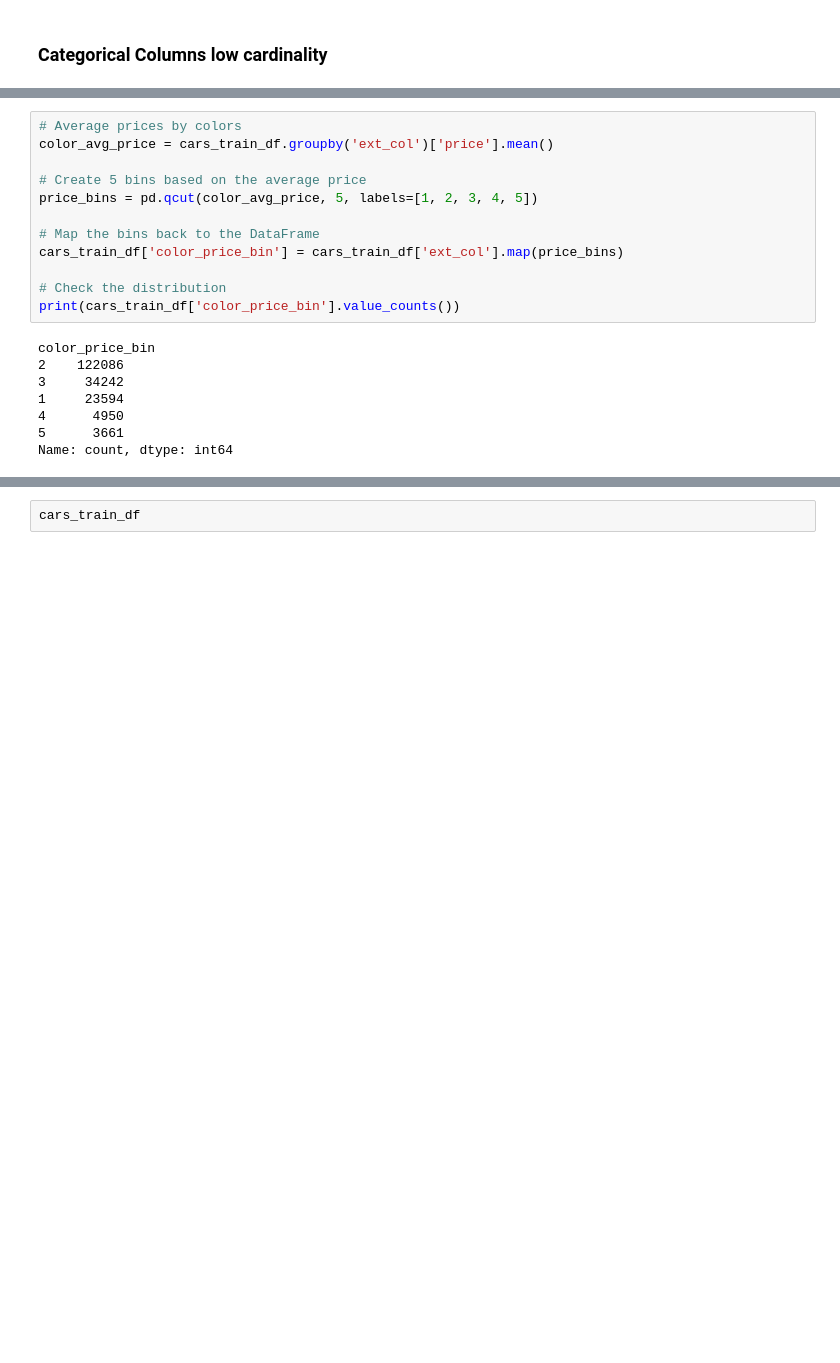
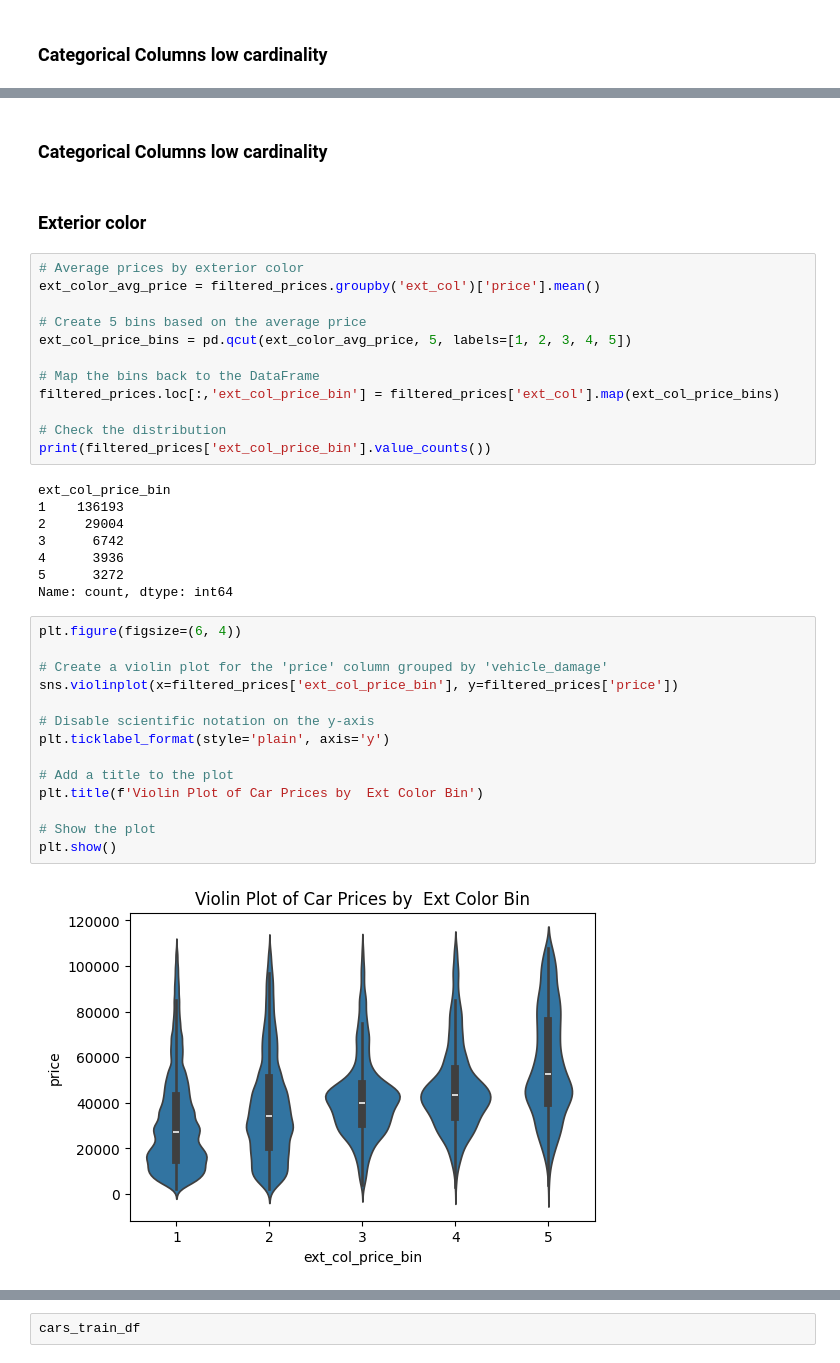
Before and after one commit to miguelazue/used-cars-prices-regression, a Jupyter notebook: data_exploration.ipynb, the cells around one changed output, grey strips where cells are left out. Cells and saved outputs as stored; diff of their text form; blank space fills up the shorter version.

```diff
--- a/data_exploration.ipynb
+++ b/data_exploration.ipynb
@@ -527,20 +539,40 @@ for col in categorical_columns_low_cardinality:
+# %% [markdown]
+### Categorical Columns low cardinality
+# %% [markdown]
+### Exterior color
 # %%
-# Average prices by colors
-color_avg_price = cars_train_df.groupby('ext_col')['price'].mean()
+# Average prices by exterior color
+ext_color_avg_price = filtered_prices.groupby('ext_col')['price'].mean()
 
 # Create 5 bins based on the average price
-price_bins = pd.qcut(color_avg_price, 5, labels=[1, 2, 3, 4, 5])
+ext_col_price_bins = pd.qcut(ext_color_avg_price, 5, labels=[1, 2, 3, 4, 5])
 
 # Map the bins back to the DataFrame
-cars_train_df['color_price_bin'] = cars_train_df['ext_col'].map(price_bins)
+filtered_prices.loc[:,'ext_col_price_bin'] = filtered_prices['ext_col'].map(ext_col_price_bins)
 
 # Check the distribution
-print(cars_train_df['color_price_bin'].value_counts())
+print(filtered_prices['ext_col_price_bin'].value_counts())
 # %% [output]
-color_price_bin
-2    122086
-3     34242
-1     23594
-4      4950
-5      3661
+ext_col_price_bin
+1    136193
+2     29004
+3      6742
+4      3936
+5      3272
 Name: count, dtype: int64
+# %%
+plt.figure(figsize=(6, 4))
+
+# Create a violin plot for the 'price' column grouped by 'vehicle_damage'
+sns.violinplot(x=filtered_prices['ext_col_price_bin'], y=filtered_prices['price'])
+
+# Disable scientific notation on the y-axis
+plt.ticklabel_format(style='plain', axis='y')
+
+# Add a title to the plot
+plt.title(f'Violin Plot of Car Prices by  Ext Color Bin')
+
+# Show the plot
+plt.show()
+# %% [output]
+[figure, added]
```
Also changed, not shown: parts of 21 cells of this notebook, 2 other files.
